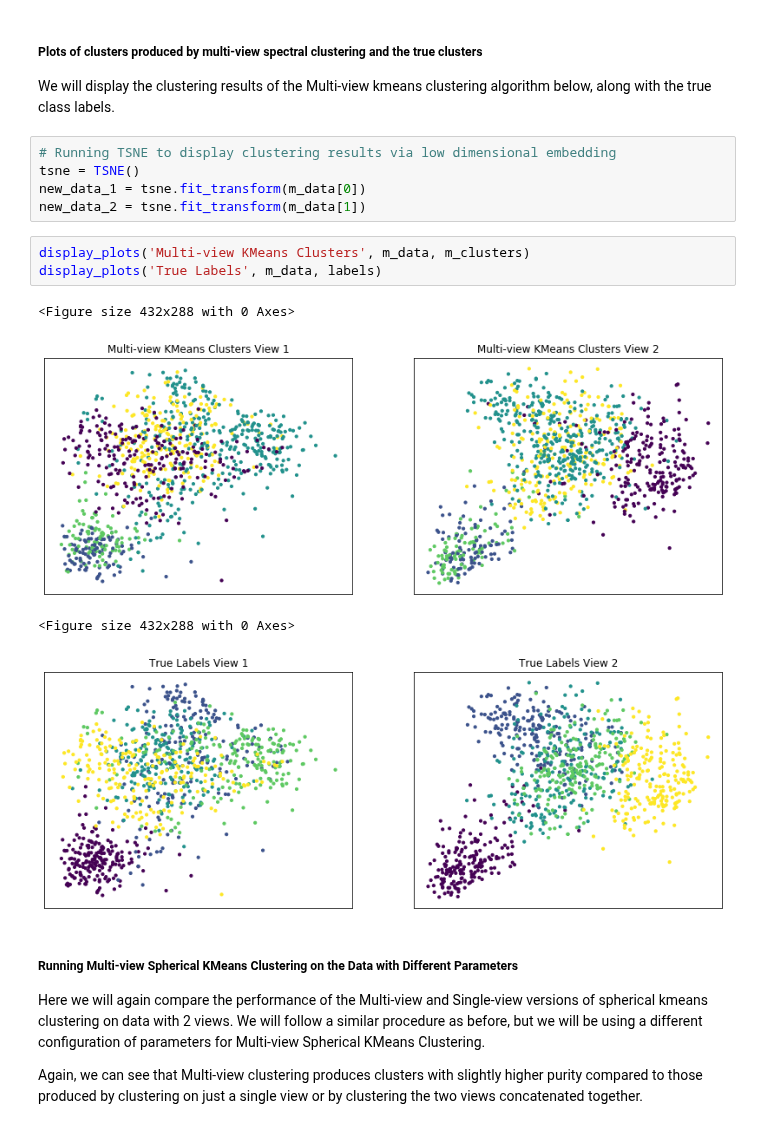
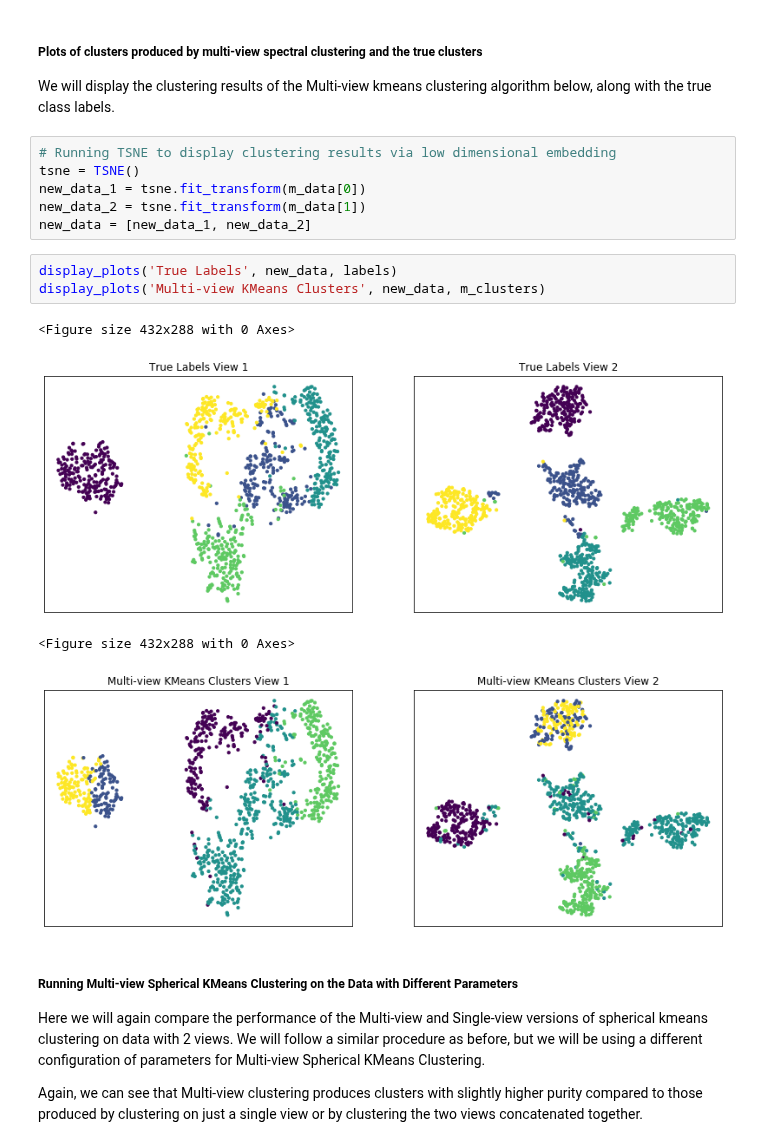
Before and after one commit to mvlearn/mvlearn, a Jupyter notebook: docs/tutorials/cluster/MVSphericalKMeans/MVSphericalKMeans_Tutorial.ipynb, the cells around one changed output. Saved outputs shown, nothing was run; the diff lists cells and outputs as text.

```diff
--- a/docs/tutorials/cluster/MVSphericalKMeans/MVSphericalKMeans_Tutorial.ipynb
+++ b/docs/tutorials/cluster/MVSphericalKMeans/MVSphericalKMeans_Tutorial.ipynb
@@ -89,14 +92,15 @@ We will display the clustering results of the Multi-view kmeans clustering algor
 tsne = TSNE()
 new_data_1 = tsne.fit_transform(m_data[0])
 new_data_2 = tsne.fit_transform(m_data[1])
+new_data = [new_data_1, new_data_2]
 # %%
-display_plots('Multi-view KMeans Clusters', m_data, m_clusters)
-display_plots('True Labels', m_data, labels)
+display_plots('True Labels', new_data, labels)
+display_plots('Multi-view KMeans Clusters', new_data, m_clusters)
 # %% [output]
 <Figure size 432x288 with 0 Axes>
-[figure, old version]
+[figure, new version]
 <Figure size 432x288 with 0 Axes>
-[figure, old version]
+[figure, new version]
 # %% [markdown]
 ##### Running Multi-view Spherical KMeans Clustering on the Data with Different Parameters
 Here we will again compare the performance of the Multi-view and Single-view versions of spherical kmeans clustering on data with 2 views. We will follow a similar procedure as before, but we will be using a different configuration of parameters for Multi-view Spherical KMeans Clustering. <br>
```
Also changed, not shown: parts of 3 cells of this notebook, 12 other files.
